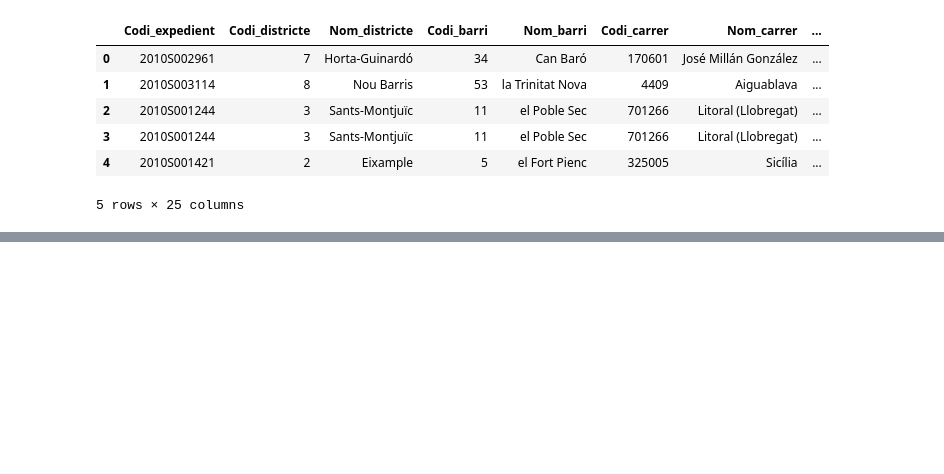
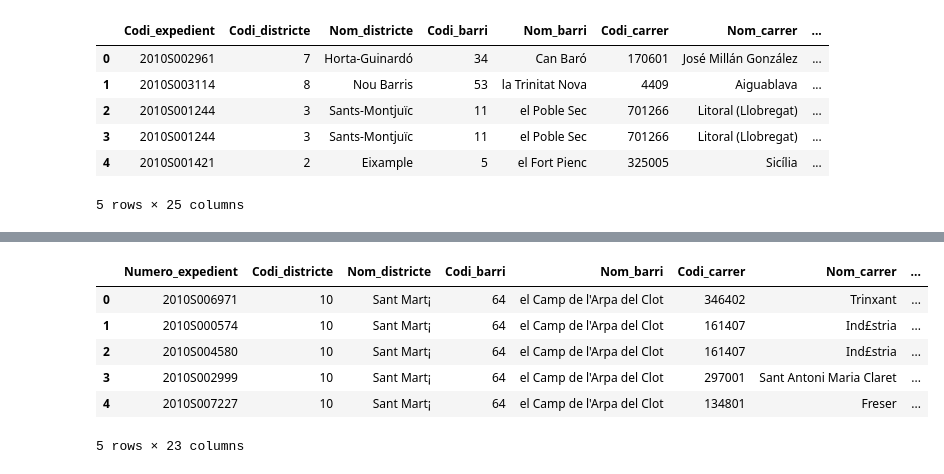
Before and after one commit to roger-roig/your-own-project, a Jupyter notebook: db_cleaning.ipynb, the cells around one changed output, grey strips where cells are left out. Drawn from its saved outputs; the diff is of its cells as text; code cells hidden in the pictures; blank space fills up the shorter version.

```diff
--- a/db_cleaning.ipynb
+++ b/db_cleaning.ipynb
@@ -178,0 +432,28 @@ vehicles.to_excel('vehicles_db.xlsx')
+# %%
+cause_2011.columns = ['Numero_expedient', 'Codi_districte', 'Nom_districte', 'Codi_barri',
+       'Nom_barri', 'Codi_carrer', 'Nom_carrer', 'Num_postal',
+       'Descripcio_dia_setmana', 'Dia_setmana', 'Descripcio_tipus_dia',
+       'NK_Any', 'Mes_any', 'Nom_mes', 'Dia_mes', 'Hora_dia',
+       'Descripcio_torn', 'Descripcio_causa_mediata', 'Coordenada_UTM_Y',
+       'Coordenada_UTM_X']
+# %%
+cause_2010 = pd.read_excel('databases/accident_cause/2010_ACCIDENTS_CAUSES_GU_BCN_2010.xlsx')
+# %%
+cause_2010.columns = ['Numero_expedient', 'Codi_districte', 'Nom_districte', 'Codi_barri',
+       'Nom_barri', 'Codi_carrer', 'Nom_carrer', 'Num_postal',
+       'Descripcio_dia_setmana', 'Dia_setmana', 'Descripcio_tipus_dia',
+       'NK_Any', 'Mes_any', 'Nom_mes', 'Dia_mes', 'Hora_dia',
+       'Descripcio_torn', 'Descripcio_causa_mediata', 'Coordenada_UTM_Y',
+       'Coordenada_UTM_X']
+# %%
+cause = pd.concat([cause_2010,cause_2011,cause_2012,cause_2013,cause_2014,cause_2015,cause_2016,cause_2017,cause_2018],sort=False, ignore_index=True)
+# %%
+cause.head()
+# %% [output]
+|  | Numero_expedient | Codi_districte | Nom_districte | Codi_barri | Nom_barri | Codi_carrer | Nom_carrer | ... |
+| 0 | 2010S006971 | 10 | Sant Mart¡ | 64 | el Camp de l'Arpa del Clot | 346402 | Trinxant | ... |
+| 1 | 2010S000574 | 10 | Sant Mart¡ | 64 | el Camp de l'Arpa del Clot | 161407 | Ind£stria | ... |
+| 2 | 2010S004580 | 10 | Sant Mart¡ | 64 | el Camp de l'Arpa del Clot | 161407 | Ind£stria | ... |
+| 3 | 2010S002999 | 10 | Sant Mart¡ | 64 | el Camp de l'Arpa del Clot | 297001 | Sant Antoni Maria Claret | ... |
+| 4 | 2010S007227 | 10 | Sant Mart¡ | 64 | el Camp de l'Arpa del Clot | 134801 | Freser | ... |
+5 rows × 23 columns
```
Also changed, not shown: parts of 73 cells of this notebook, 4 other files.
